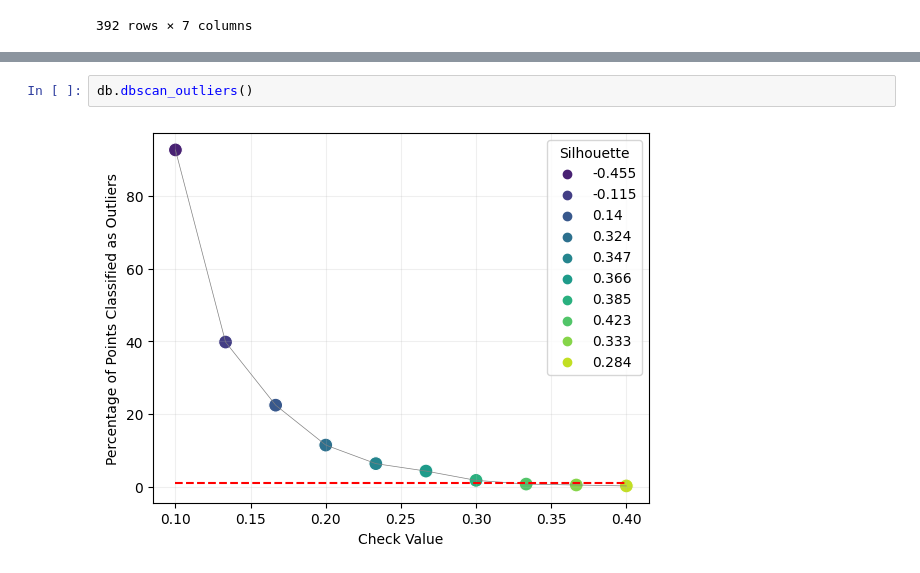
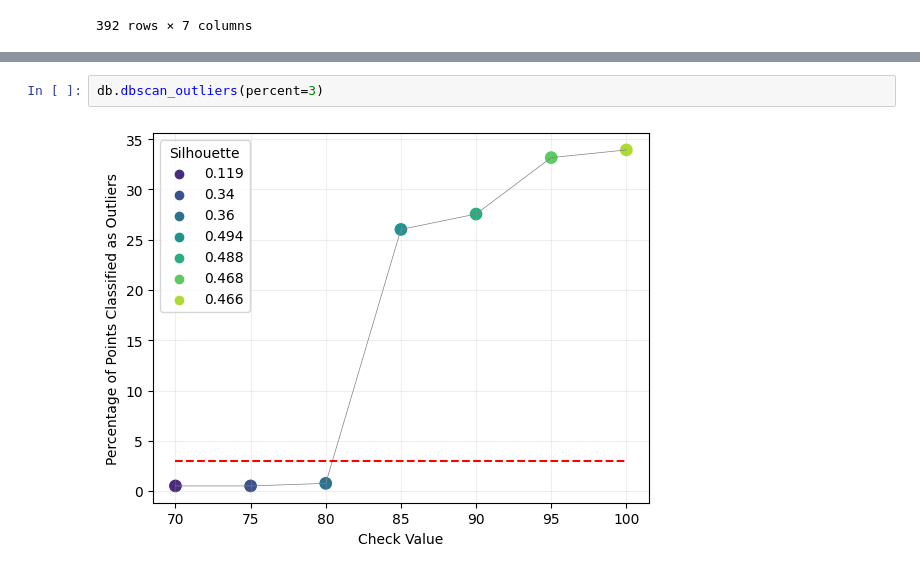
Before and after one commit to Familenko/cluster_tool, a Jupyter notebook: test_notebook.ipynb, the cells around one changed output, grey strips where cells are left out. Cells and saved outputs as stored; diff of their text form.

```diff
--- a/test_notebook.ipynb
+++ b/test_notebook.ipynb
@@ -130,4 +272,4 @@ check_n = 0.2666666666666667 average silhouette_score = 0.366 outliers = 4.33673
 # %%
-db.dbscan_outliers()
+db.dbscan_outliers(percent=3)
 # %% [output]
-[figure, old version]
+[figure, new version]
```
Also changed, not shown: parts of 42 cells of this notebook, 5 other files.
